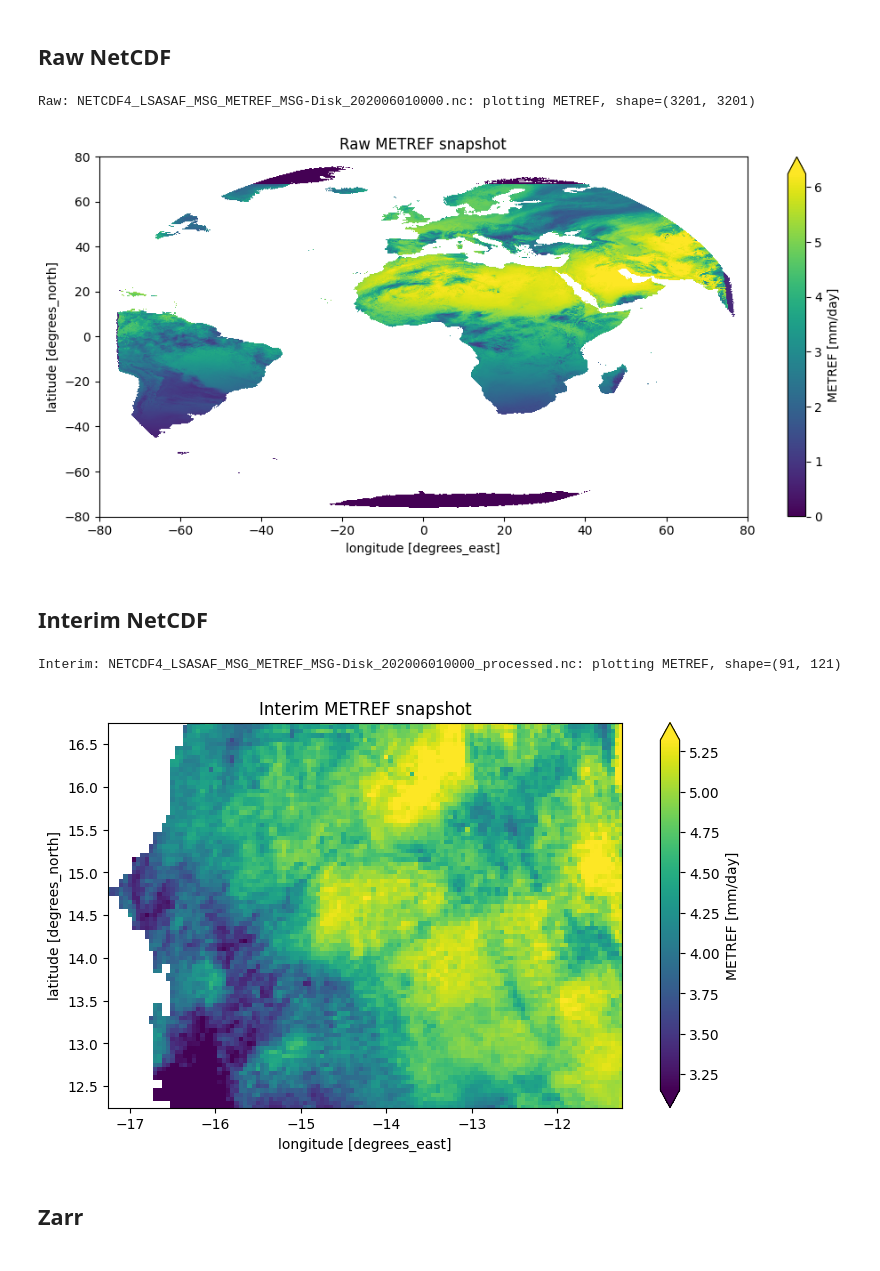
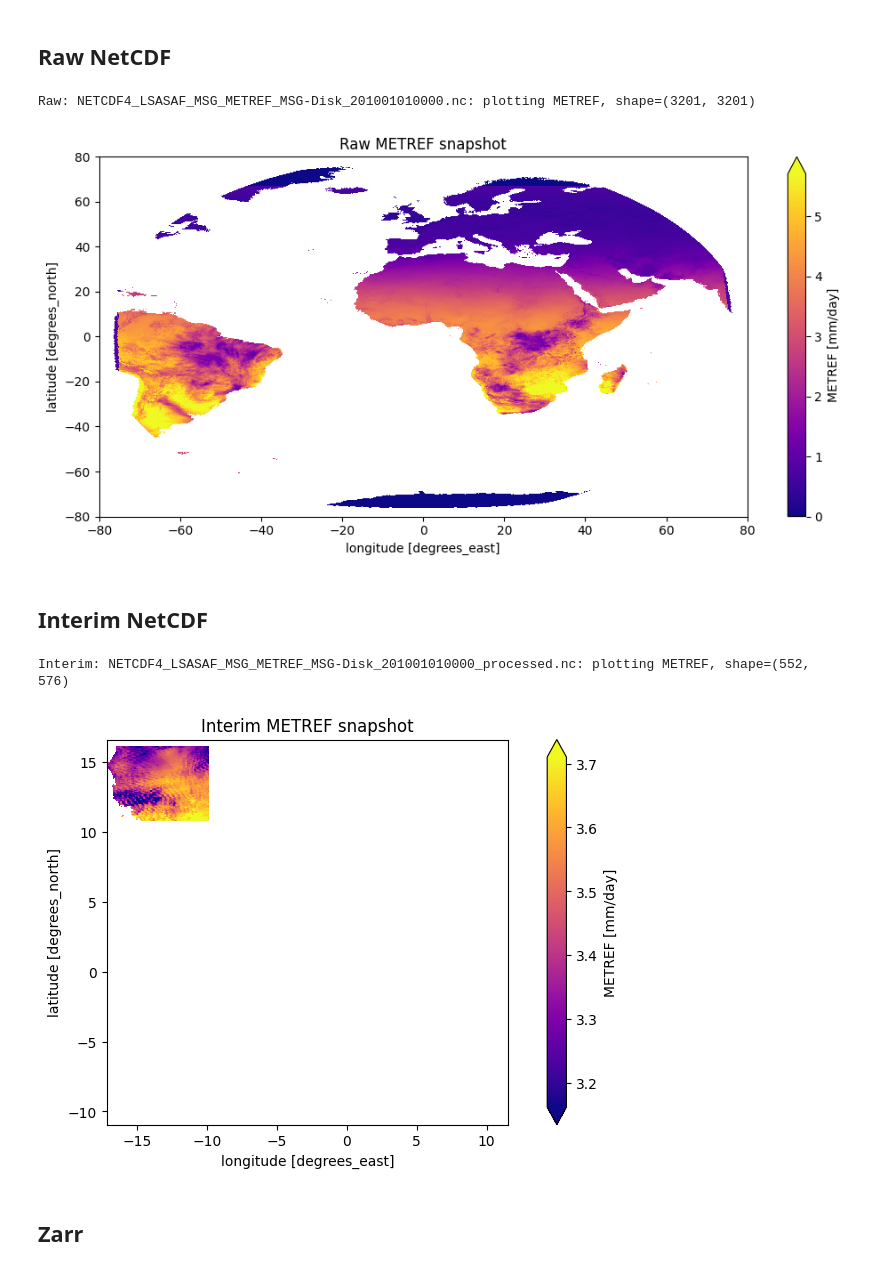
Before and after one commit to khizerzakir/tutorial-repo, a Jupyter notebook: code/notebooks/plot_data.ipynb, the cells around one changed output. Cells and saved outputs as stored; diff of their text form; code cells hidden in the pictures.

```diff
--- a/code/notebooks/plot_data.ipynb
+++ b/code/notebooks/plot_data.ipynb
@@ -28,13 +28,13 @@ def select_plot_variable(ds: xr.Dataset) -> str:
     return numeric[0]
 
 ### This is for quick snapshot plotting - using time = 0, by default. You can change the time index to plot other time slices.
-def plot_snapshot(ds: xr.Dataset, title: str):
+def plot_snapshot(ds: xr.Dataset, title: str, cmap: str = "viridis") -> plt.Axes:
     variable = select_plot_variable(ds)
     da = ds[variable]
     if "time" in da.dims:
         da = da.isel(time=0)
     print(f"{title}: plotting {variable}, shape={da.shape}")
-    return da.plot(figsize=(10, 5), robust=True, cmap="viridis")
+    return da.plot(figsize=(10, 5), robust=True, cmap=cmap)
 
 
 REPO_ROOT = find_repo_root()
@@ -49,36 +49,36 @@ assert raw_files, "No raw NetCDF files found"
 raw_path = raw_files[0]
 with xr.open_dataset(raw_path, decode_cf=True, mask_and_scale=True) as raw_ds:
     raw_ds.load()
-    plot_snapshot(raw_ds, f"Raw: {raw_path.name}")
+    plot_snapshot(raw_ds, f"Raw: {raw_path.name}", cmap="plasma")
     # plt.gca().set_aspect("equal", adjustable="box") ## aspect ratio
     plt.tight_layout()
     plt.title("Raw METREF snapshot")
     plt.show()
 # %% [output]
-Raw: NETCDF4_LSASAF_MSG_METREF_MSG-Disk_202006010000.nc: plotting METREF, shape=(3201, 3201)
+Raw: NETCDF4_LSASAF_MSG_METREF_MSG-Disk_201001010000.nc: plotting METREF, shape=(3201, 3201)
-[figure, old version]
+[figure, new version]
 # %% [markdown]
 ## Interim NetCDF
 # %%
 interim_files = sorted((DATA_ROOT / "interim").rglob("*.nc"))
 
 assert interim_files, "No interim NetCDF files found"
 
 interim_path = interim_files[0]
 
 with xr.open_dataset(interim_path, decode_cf=True, mask_and_scale=True) as interim_ds:
     interim_ds.load()
-    plot_snapshot(interim_ds, f"Interim: {interim_path.name}")
+    plot_snapshot(interim_ds, f"Interim: {interim_path.name}", cmap="plasma")
     plt.gca().set_aspect("equal", adjustable="box") ## aspect ratio
     extent = [interim_ds.lon.min(), interim_ds.lon.max(), interim_ds.lat.min(), interim_ds.lat.max()]
     plt.xlim(extent[0], extent[1])
     plt.ylim(extent[2], extent[3])
     # plt.tight_layout()
     plt.title("Interim METREF snapshot")
     plt.show()
 # %% [output]
-Interim: NETCDF4_LSASAF_MSG_METREF_MSG-Disk_202006010000_processed.nc: plotting METREF, shape=(91, 121)
+Interim: NETCDF4_LSASAF_MSG_METREF_MSG-Disk_201001010000_processed.nc: plotting METREF, shape=(552, 576)
-[figure, old version]
+[figure, new version]
 # %% [markdown]
 ## Zarr
 # %%
```
Also changed, not shown: parts of 3 cells of this notebook, 7 other files.
